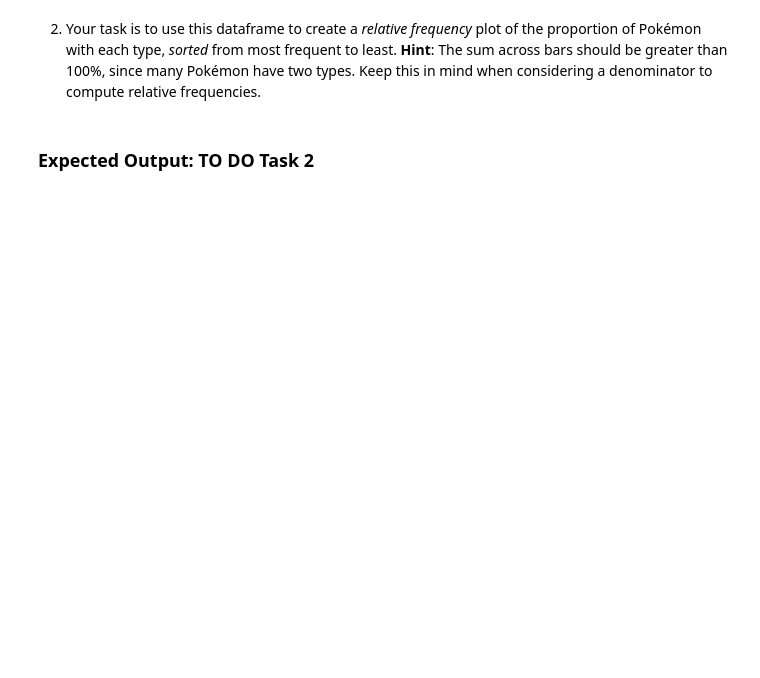
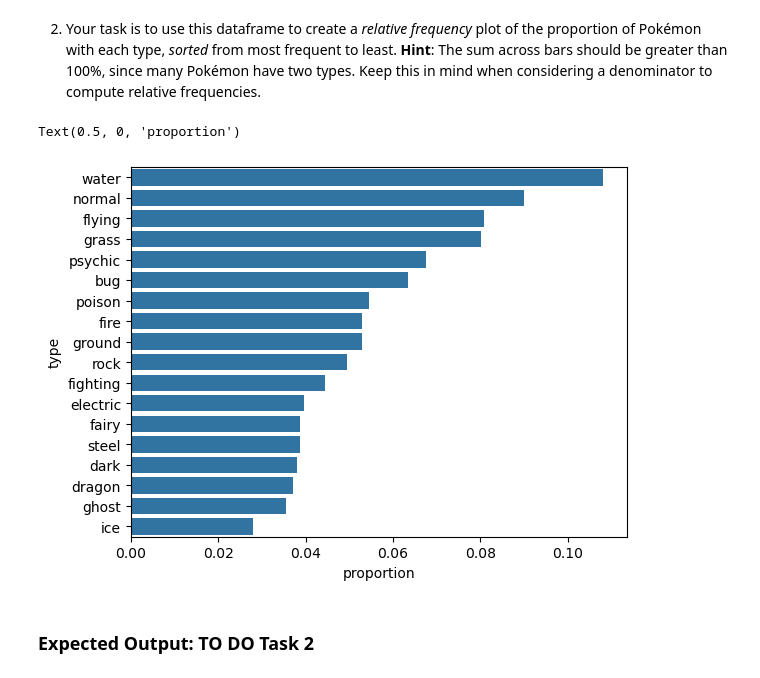
Before and after one commit to Photon-einstein/AI_programming_with_Python_nanodegree, a Jupyter notebook: 4-Matplotlib_Seaborn/3-Bar_chart_practice/3-Bar_Chart_Practice.ipynb, the cells around one changed output. Cells and saved outputs as stored; diff of their text form; code cells hidden in the pictures; blank space fills up the shorter version.

```diff
--- a/4-Matplotlib_Seaborn/3-Bar_chart_practice/3-Bar_Chart_Practice.ipynb
+++ b/4-Matplotlib_Seaborn/3-Bar_chart_practice/3-Bar_Chart_Practice.ipynb
@@ -81,3 +102,28 @@ pkmn_types.head()
+# %%
+# YOUR CODE HERE
+# Get type counts sorted from most to least frequent
+type_counts = pkmn_types['type'].value_counts()
+type_order = type_counts.index
+
+# Compute largest proportion
+# n_pokemon is the sum of all type entries (not unique Pokemon count)
+n_pokemon = pkmn_types['type'].value_counts().sum()
+
+max_type_count = type_counts.iloc[0]
+max_prop = max_type_count / n_pokemon
+
+# Establish tick locations for proportion labels
+base_color = sb.color_palette()[0]
+tick_props = np.arange(0, max_prop, 0.02)
+tick_names = ['{:0.2f}'.format(v) for v in tick_props]
+
+# Create horizontal bar chart with proportion labels on x-axis
+sb.countplot(data=pkmn_types, y='type', color=base_color, order=type_order)
+plt.xticks(tick_props * n_pokemon, tick_names)
+plt.xlabel('proportion')
+# %% [output]
+Text(0.5, 0, 'proportion')
+[figure, added]
 # %% [markdown]
 ### Expected Output: TO DO Task 2
 # %%
```
Also changed, not shown: parts of 6 cells of this notebook, 4 other files.
